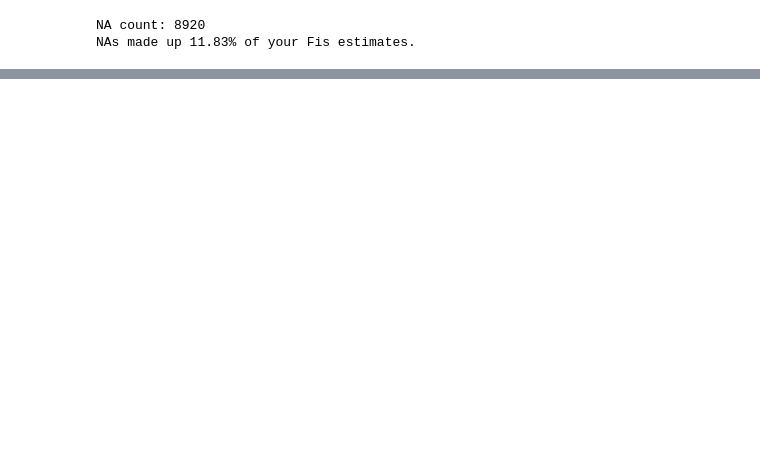
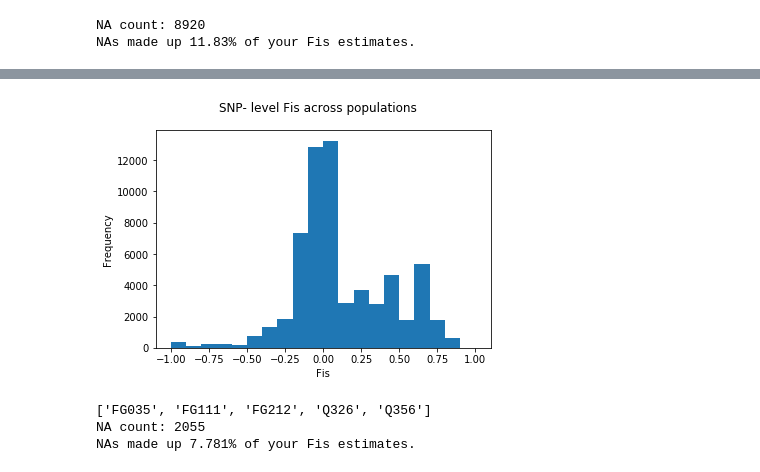
Before and after one commit to nclowell/RAD_scallops, a Jupyter notebook: CRAGIG_run1/Notebooks/data_processing_notebooks/Fis_from_SNP_Genepop.ipynb, the cells around one changed output, grey strips where cells are left out. Cells and saved outputs as stored; diff of their text form; code cells hidden in the pictures; blank space fills up the shorter version.

```diff
--- a/CRAGIG_run1/Notebooks/data_processing_notebooks/Fis_from_SNP_Genepop.ipynb
+++ b/CRAGIG_run1/Notebooks/data_processing_notebooks/Fis_from_SNP_Genepop.ipynb
@@ -70,3 +68,11 @@ for i in range(0,len(header_pops)):
+# %%
+plt.hist(snp_all_fis, bins = np.arange(-1, 1.1, .1))
+plt.suptitle("SNP- level Fis across populations")
+plt.xlabel("Fis")
+plt.ylabel("Frequency")
+plt.show()
+# %% [output]
+[figure, added]
 # %%
 fis_file = open("Fis_tags_20170324.csv", "r") # read in file
 
@@ -83,6 +89,7 @@ fis_sets = []
 NA_count = 0
 total_count = 0
 
+tag_all_fis = []
 for pop in header_pops:
     pop_fis = []
     pop_index = header_pops.index(pop) + 1
@@ -95,11 +102,16 @@ for pop in header_pops:
         elif snp_fis != "NA":
             snp_fis = float(snp_fis)
             pop_fis.append(snp_fis)
+            tag_all_fis.append(snp_fis)
             total_count += 1
     fis_sets.append(pop_fis)
 
 print "NA count: " + str(NA_count)
 print "NAs made up " + str(float(NA_count)/float(total_count)*100)[0:5] + "% of your Fis estimates."
+# %% [output]
+['FG035', 'FG111', 'FG212', 'Q326', 'Q356']
+NA count: 2055
+NAs made up 7.781% of your Fis estimates.
 # %%
 import numpy as np
 import matplotlib.pyplot as plt
```
Also changed, not shown: parts of 5 cells of this notebook, 3 other files.
